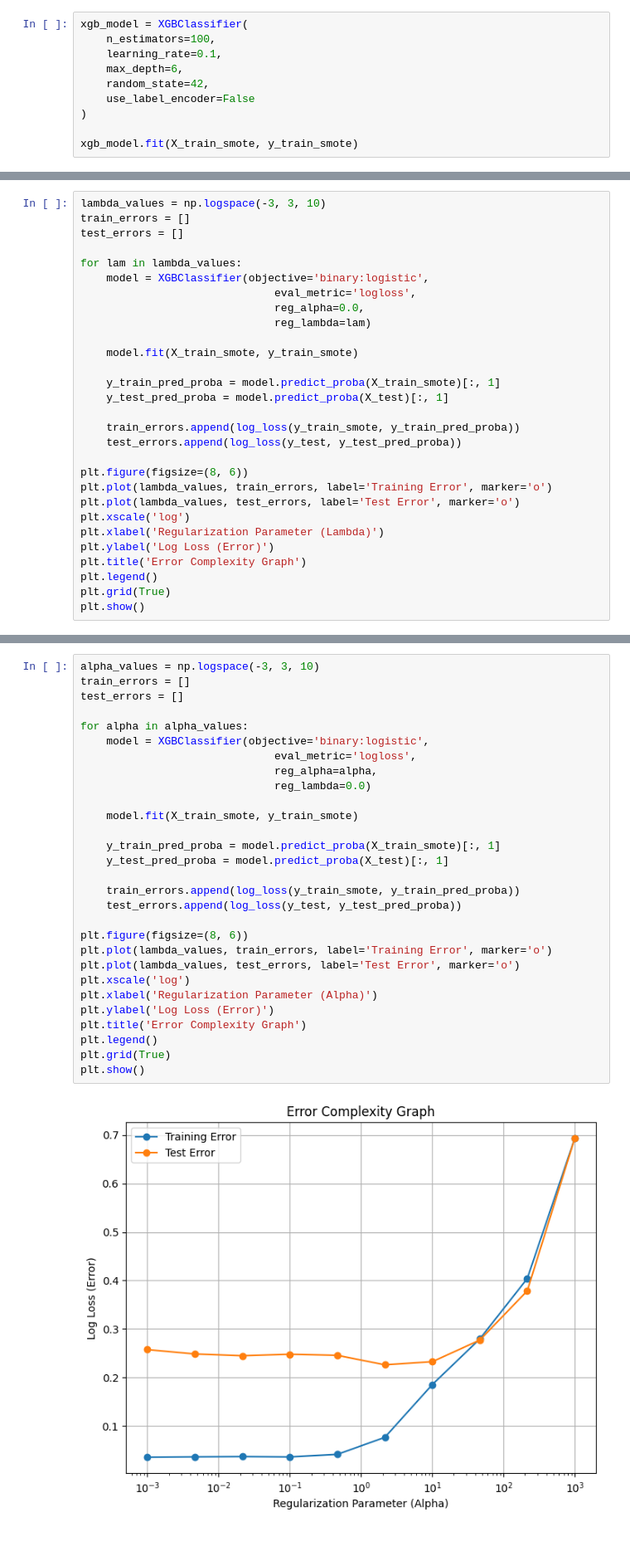
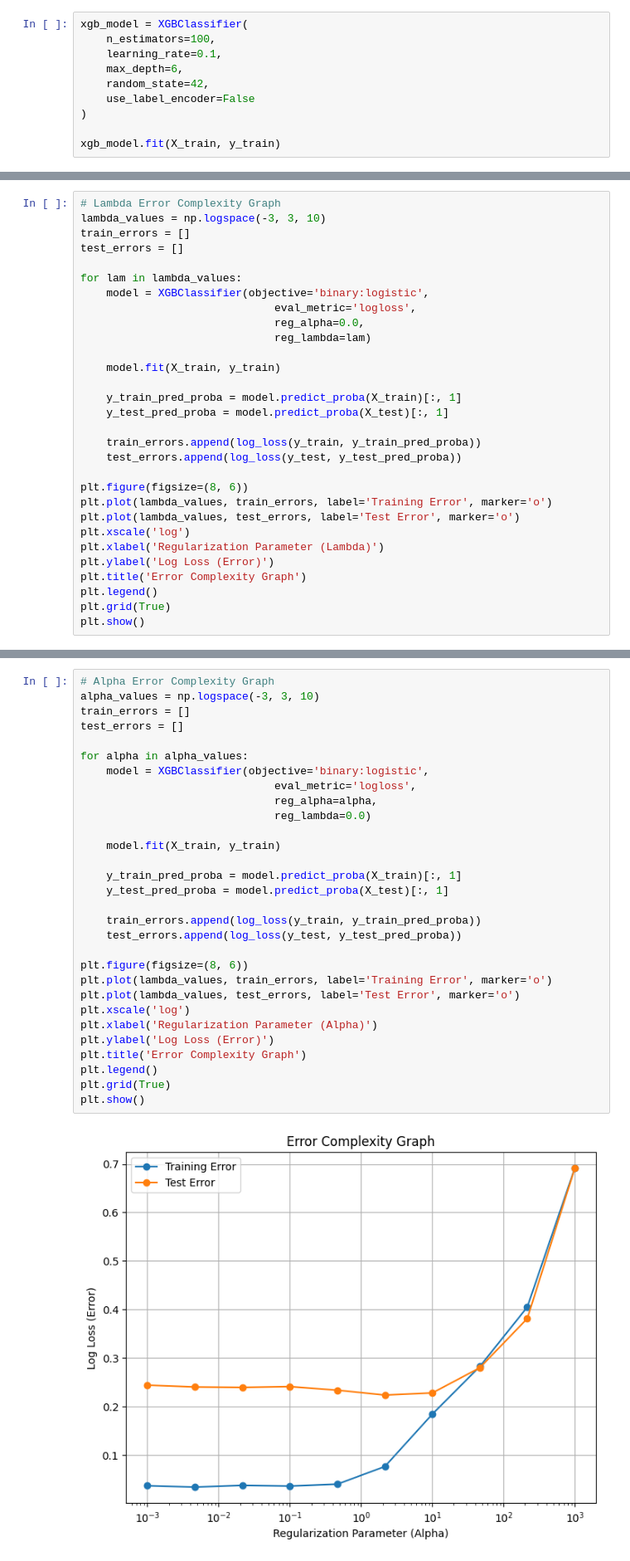
Before and after one commit to ikale1234/CSE151NEWS, a Jupyter notebook: CSE151_Milestone_4.ipynb, the cells around one changed output, grey strips where cells are left out. Shown at 83% size. Drawn from its saved outputs; the diff is of its cells as text.

```diff
--- a/CSE151_Milestone_4.ipynb
+++ b/CSE151_Milestone_4.ipynb
@@ -547,7 +544,7 @@ xgb_model = XGBClassifier(
     use_label_encoder=False
 )
 
-xgb_model.fit(X_train_smote, y_train_smote)
+xgb_model.fit(X_train, y_train)
 # %% [output]
 Parameters: { "use_label_encoder" } are not used.
 
@@ -597,5 +594,6 @@ weighted avg       0.96      0.96      0.96      6022
 weighted avg       0.91      0.91      0.91      2436
 # %%
+# Lambda Error Complexity Graph
 lambda_values = np.logspace(-3, 3, 10)
 train_errors = []
 test_errors = []
@@ -606,12 +604,12 @@ for lam in lambda_values:
                               reg_alpha=0.0,
                               reg_lambda=lam)
 
-    model.fit(X_train_smote, y_train_smote)
+    model.fit(X_train, y_train)
 
-    y_train_pred_proba = model.predict_proba(X_train_smote)[:, 1]
+    y_train_pred_proba = model.predict_proba(X_train)[:, 1]
     y_test_pred_proba = model.predict_proba(X_test)[:, 1]
 
-    train_errors.append(log_loss(y_train_smote, y_train_pred_proba))
+    train_errors.append(log_loss(y_train, y_train_pred_proba))
     test_errors.append(log_loss(y_test, y_test_pred_proba))
 
 plt.figure(figsize=(8, 6))
@@ -629,34 +627,35 @@ plt.show()
 # %%
+# Alpha Error Complexity Graph
 alpha_values = np.logspace(-3, 3, 10)
 train_errors = []
 test_errors = []
 
 for alpha in alpha_values:
     model = XGBClassifier(objective='binary:logistic',
                               eval_metric='logloss',
                               reg_alpha=alpha,
                               reg_lambda=0.0)
 
-    model.fit(X_train_smote, y_train_smote)
+    model.fit(X_train, y_train)
 
-    y_train_pred_proba = model.predict_proba(X_train_smote)[:, 1]
+    y_train_pred_proba = model.predict_proba(X_train)[:, 1]
     y_test_pred_proba = model.predict_proba(X_test)[:, 1]
 
-    train_errors.append(log_loss(y_train_smote, y_train_pred_proba))
+    train_errors.append(log_loss(y_train, y_train_pred_proba))
     test_errors.append(log_loss(y_test, y_test_pred_proba))
 
 plt.figure(figsize=(8, 6))
 plt.plot(lambda_values, train_errors, label='Training Error', marker='o')
 plt.plot(lambda_values, test_errors, label='Test Error', marker='o')
 plt.xscale('log')
 plt.xlabel('Regularization Parameter (Alpha)')
 plt.ylabel('Log Loss (Error)')
 plt.title('Error Complexity Graph')
 plt.legend()
 plt.grid(True)
 plt.show()
 # %% [output]
-[figure, old version]
+[figure, new version]
 # %%
 param_grid = {
     'n_estimators': [100, 200, 300],
```
Also changed, not shown: parts of 10 cells of this notebook.
